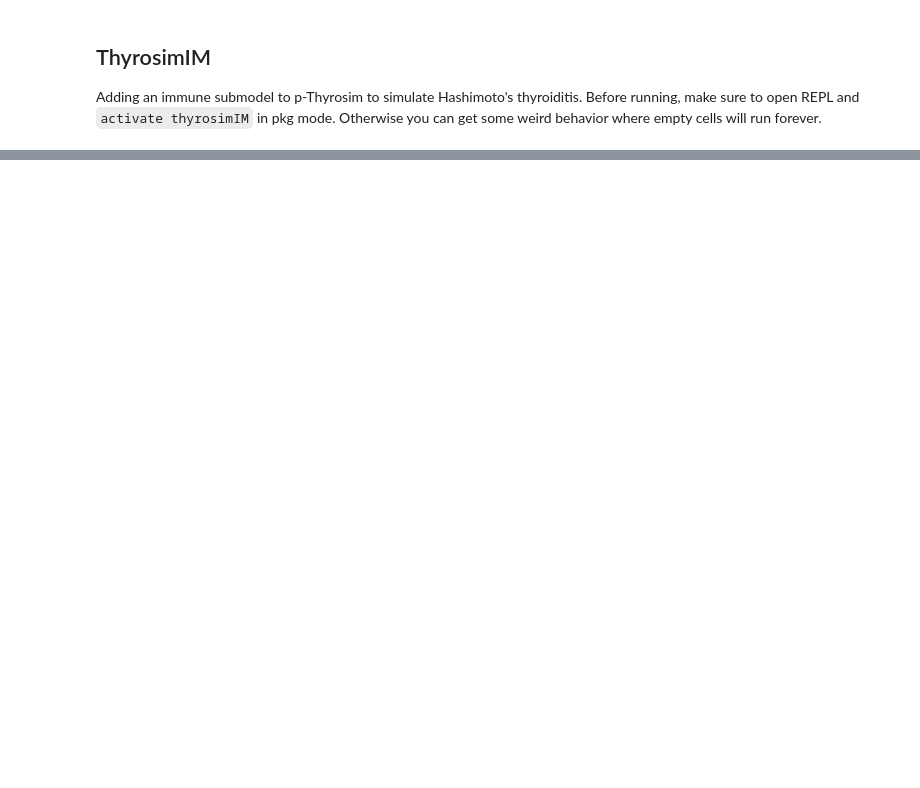
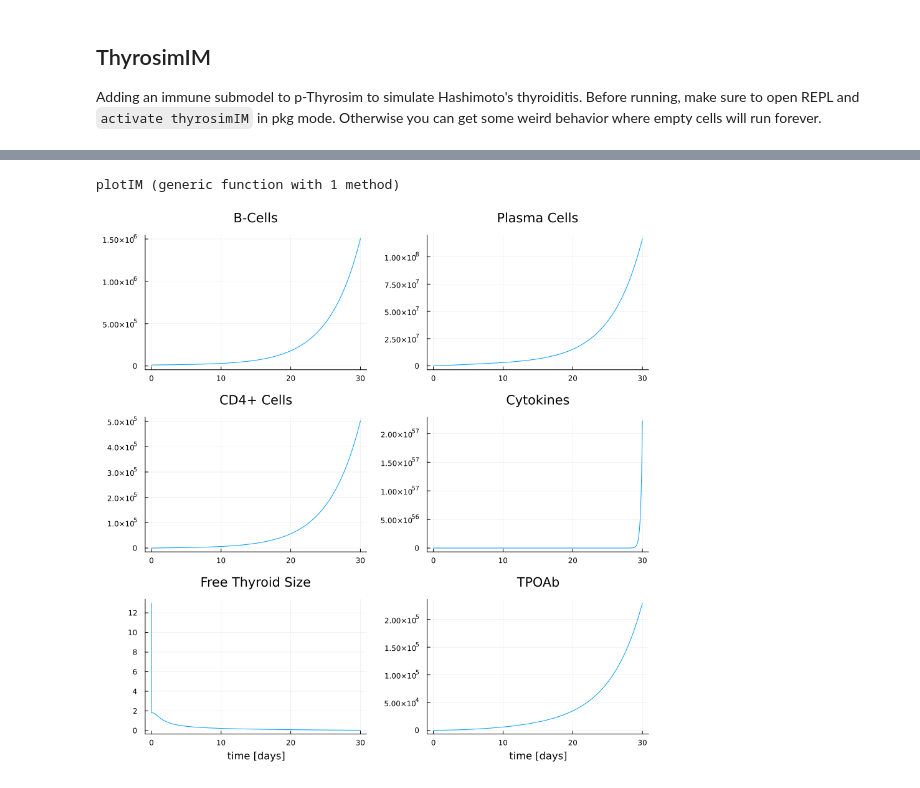
Before and after one commit to mehathakur/BioCyb_UCLA, a Jupyter notebook: thyrosimIM/src/dev.ipynb, the cells around one changed output, grey strips where cells are left out. Cells and saved outputs as stored; diff of their text form; code cells hidden in the pictures; blank space fills up the shorter version.

Commit message:
Initial model simulations

```diff
--- a/thyrosimIM/src/dev.ipynb
+++ b/thyrosimIM/src/dev.ipynb
@@ -19,0 +795,36 @@ plt = output_plot(sol, title="Female, $h meters, $w KG")
+# %%
+# Immune only system
+function IMsimulation(days)
+
+    ics, p = initialize_immune_naieve()
+    IMproblem = ODEProblem(immune_odes_SS,ics,(0.0,24days),p)
+    return solve(IMproblem)
+end;
+
+function plotIM(sol) #not complete
+    Bcell = sol[1, :]
+    PlasmaCell = sol[2, :]
+    CD4Cell = sol[3, :]
+    Cytokines = sol[4, :]/6.022e11 # convert to nM from molecules/mL
+    FTS = sol[5, :]
+    TPOAb = sol[6, :]/6.022e8 # convert to pM from molecules/mL
+
+    t = sol.t
+    pB = plot(t/24, Bcell, title="B-Cells",label="")
+    pP = plot(t/24, PlasmaCell, title="Plasma Cells",label="")
+    pT = plot(t/24, CD4Cell, title="CD4+ Cells",label="")
+    pC = plot(t/24, Cytokines, title="Cytokines",label="")
+    pF = plot(t/24, FTS, title="Free Thyroid Size",label="", xlabel="time [days]")
+    pA = plot(t/24, TPOAb, title="TPOAb",label="", xlabel="time [days]")
+
+    plot!(size=(900,900))
+    plot(pB, pP, pT, pC, pF, pA, layout=(3,2))
+end
+# %% [output]
+plotIM (generic function with 1 method)
+# %%
+solIM = IMsimulation(30);
+# %%
+plotIM(solIM)
+# %% [output]
+[figure, added]
```
Also changed, not shown: parts of 14 cells of this notebook, 1 other file.
